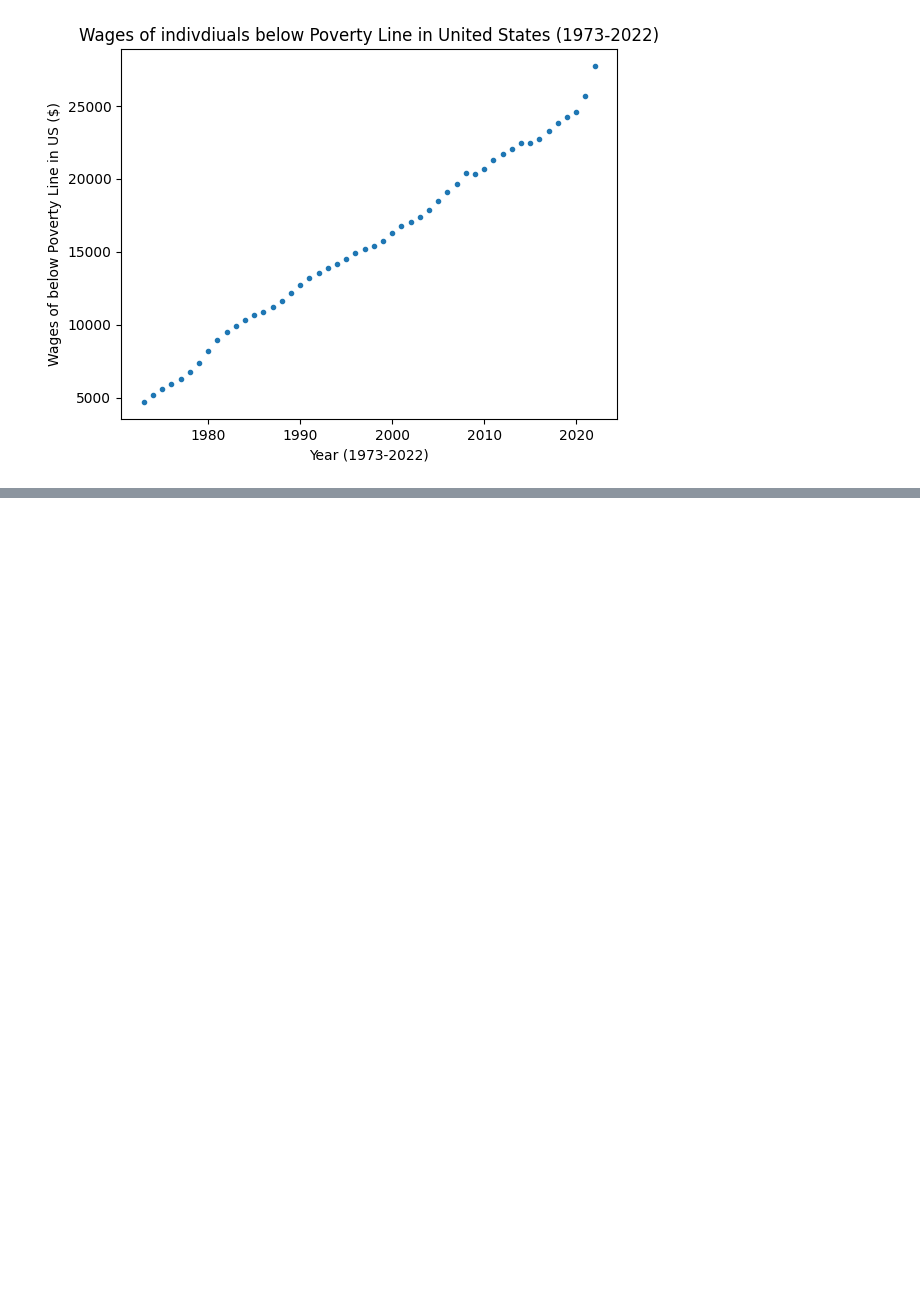
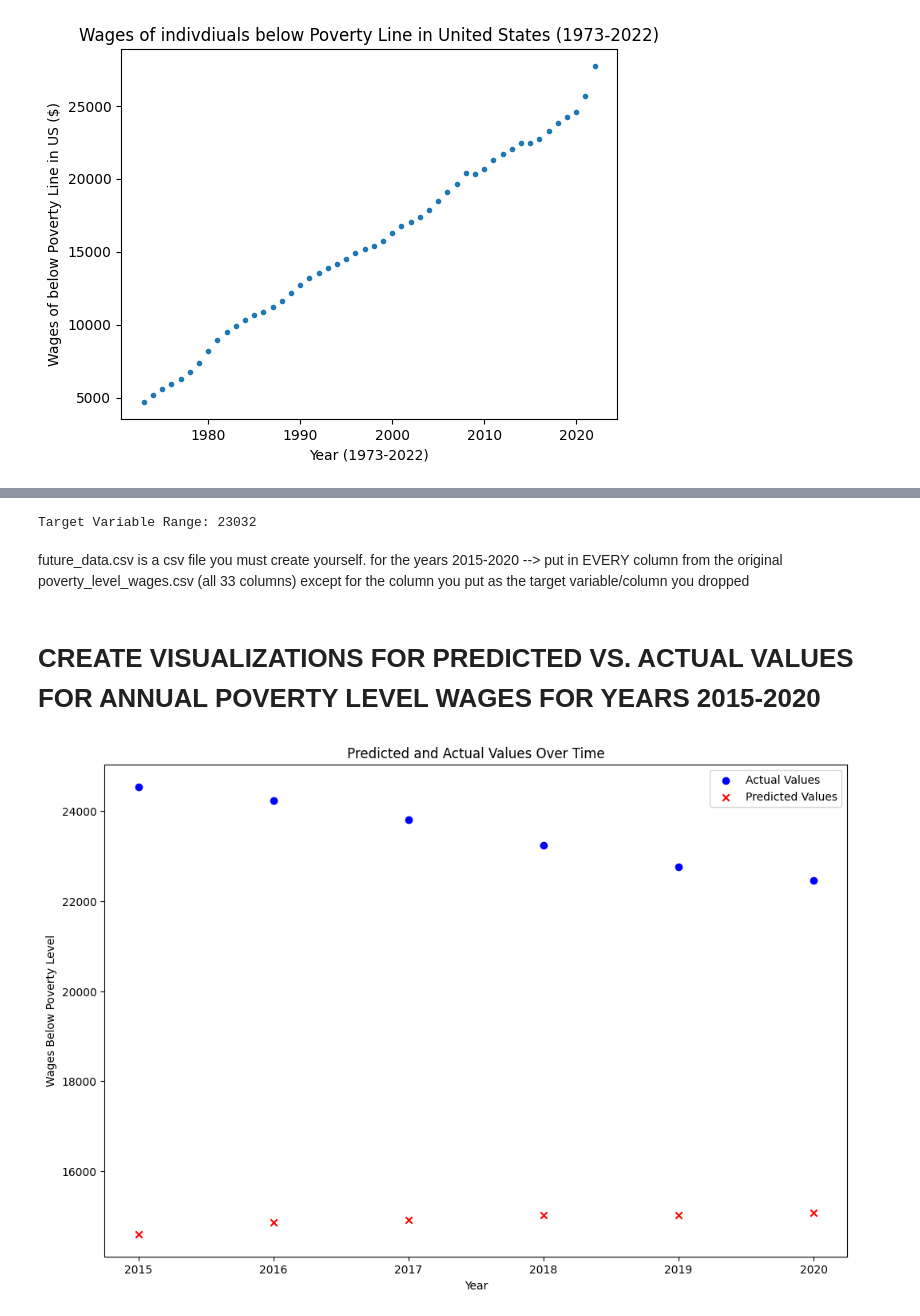
Before and after one commit to ssarwar035/I310-Project_Poverty-Levels-by-Race-and-Gender, a Jupyter notebook: I310D_Final_Project_.ipynb, the cells around one changed output, grey strips where cells are left out. Drawn from its saved outputs; the diff is of its cells as text; code cells hidden in the pictures; blank space fills up the shorter version.

```diff
--- a/I310D_Final_Project.ipynb
+++ b/I310D_Final_Project_.ipynb
@@ -76,0 +101,4 @@ Text(0.5, 1.0, 'Wages of indivdiuals below Poverty Line in United States (1973-2
+# %%
+model = RandomForestRegressor()
+# %%
+model.fit(X_train, y_train)
@@ -76,0 +107,7 @@ Text(0.5, 1.0, 'Wages of indivdiuals below Poverty Line in United States (1973-2
+# %%
+y_pred = model.predict(X_test)
+mse = mean_squared_error(y_test, y_pred)
+print(f'Mean Squared Error: {mse}')
+
+rmse = np.sqrt(mean_squared_error(y_test, y_pred))
+print(f'Root Mean Squared Error: {rmse}')
@@ -76,0 +121,19 @@ Text(0.5, 1.0, 'Wages of indivdiuals below Poverty Line in United States (1973-2
+# %%
+
+# Identify the target variable
+target_variable = 'annual_poverty-level_wage'
+
+# Calculate the range of the target variable
+target_range = df[target_variable].max() - df[target_variable].min()
+
+print(f'Target Variable Range: {target_range}')
+# %% [output]
+Target Variable Range: 23032
+# %% [markdown]
+future_data.csv is a csv file you must create yourself.
+for the years 2015-2020 --> put in EVERY column from the original poverty_level_wages.csv (all 33 columns) except for the column you put as the target variable/column you dropped
+# %%
+future_data = pd.read_csv('future_data.csv')
+
+# Use the trained model to make predictions
+future_predictions = model.predict(future_data)
@@ -76,0 +142,16 @@ Text(0.5, 1.0, 'Wages of indivdiuals below Poverty Line in United States (1973-2
+# %% [markdown]
+# **CREATE VISUALIZATIONS FOR PREDICTED VS. ACTUAL VALUES FOR ANNUAL POVERTY LEVEL WAGES FOR YEARS 2015-2020**
+# %%
+years = future_data['year']
+
+# Scatter plot of Predicted and Actual Values
+plt.figure(figsize=(12, 8))
+plt.scatter(years, y_test, label='Actual Values', color='blue')
+plt.scatter(years, y_pred, label='Predicted Values', color='red', marker='x')
+plt.title('Predicted and Actual Values Over Time')
+plt.xlabel('Year')
+plt.ylabel('Wages Below Poverty Level')
+plt.legend()
+plt.show()
+# %% [output]
+[figure, added]
```
Also changed, not shown: parts of 13 cells of this notebook.
